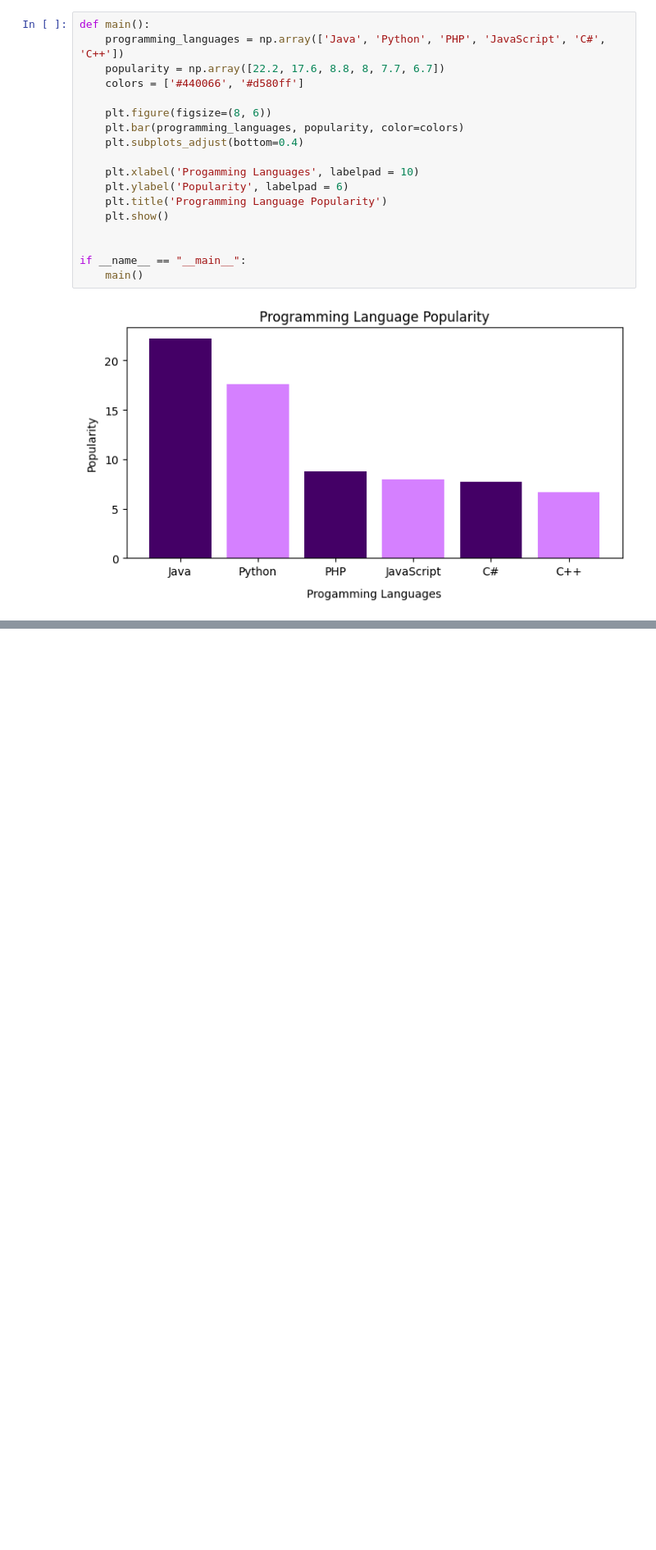
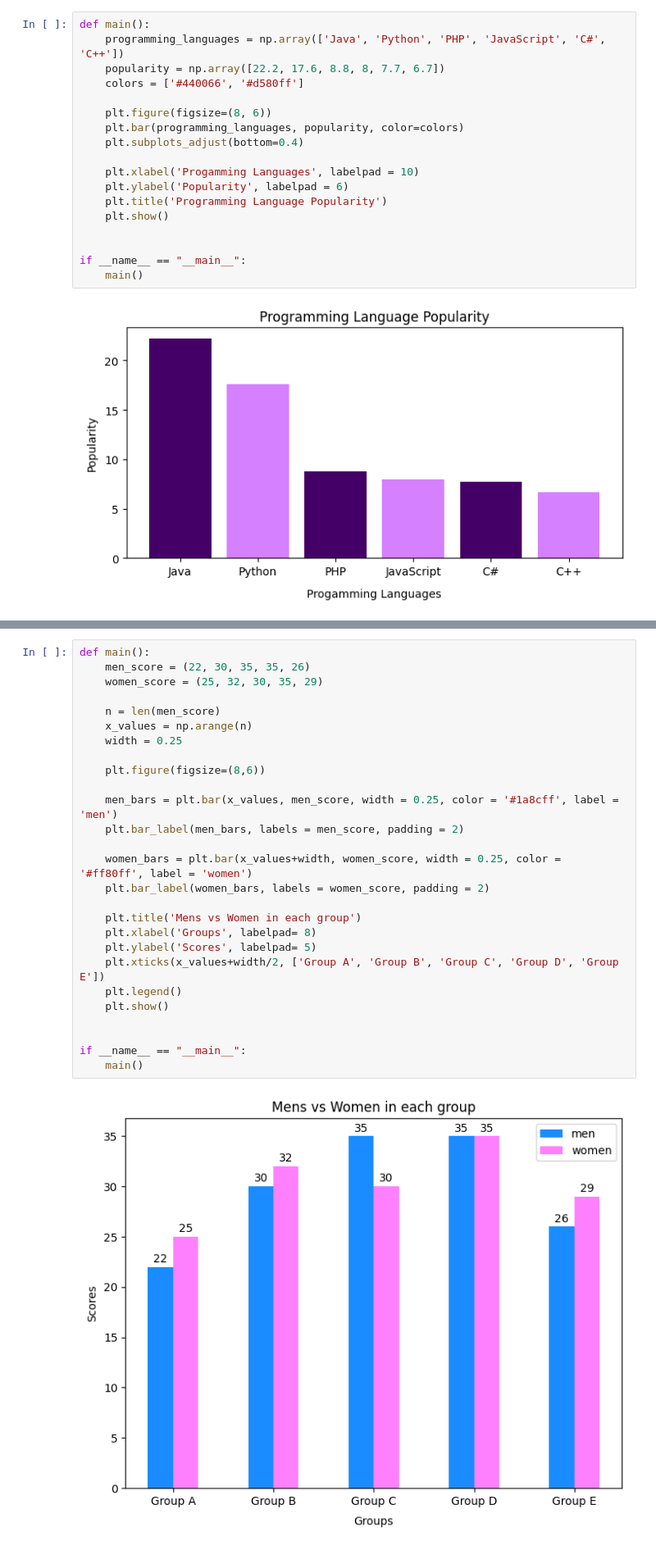
Before and after one commit to ayush-prajapati01/Python-Libraries, a Jupyter notebook: Matplotlib_Programs/barchart_programs.ipynb, the cells around one changed output, grey strips where cells are left out. Shown at 82% size. Cells and saved outputs as stored; diff of their text form; blank space fills up the shorter version.

Commit message:
[Ayush] Add: Python program to create bar plot of scores by group and gender. Use multiple X values on the same chart for men and women.

```diff
--- a/Matplotlib_Programs/barchart_programs.ipynb
+++ b/Matplotlib_Programs/barchart_programs.ipynb
@@ -203,0 +211,29 @@ if __name__ == "__main__":
+# %%
+def main():
+    men_score = (22, 30, 35, 35, 26)
+    women_score = (25, 32, 30, 35, 29)
+
+    n = len(men_score)
+    x_values = np.arange(n)
+    width = 0.25
+
+    plt.figure(figsize=(8,6))
+
+    men_bars = plt.bar(x_values, men_score, width = 0.25, color = '#1a8cff', label = 'men')
+    plt.bar_label(men_bars, labels = men_score, padding = 2)
+
+    women_bars = plt.bar(x_values+width, women_score, width = 0.25, color = '#ff80ff', label = 'women')
+    plt.bar_label(women_bars, labels = women_score, padding = 2)
+
+    plt.title('Mens vs Women in each group')
+    plt.xlabel('Groups', labelpad= 8)
+    plt.ylabel('Scores', labelpad= 5)
+    plt.xticks(x_values+width/2, ['Group A', 'Group B', 'Group C', 'Group D', 'Group E'])
+    plt.legend()
+    plt.show()
+
+
+if __name__ == "__main__":
+    main()
+# %% [output]
+[figure, added]
```
Also changed, not shown: parts of 1 cell of this notebook.
